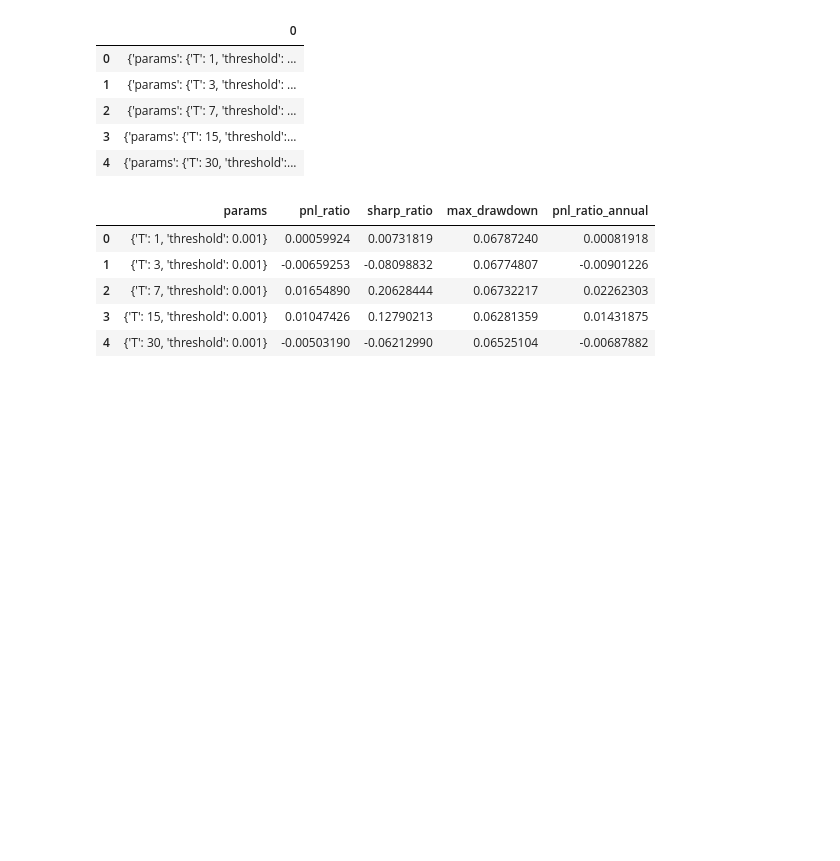
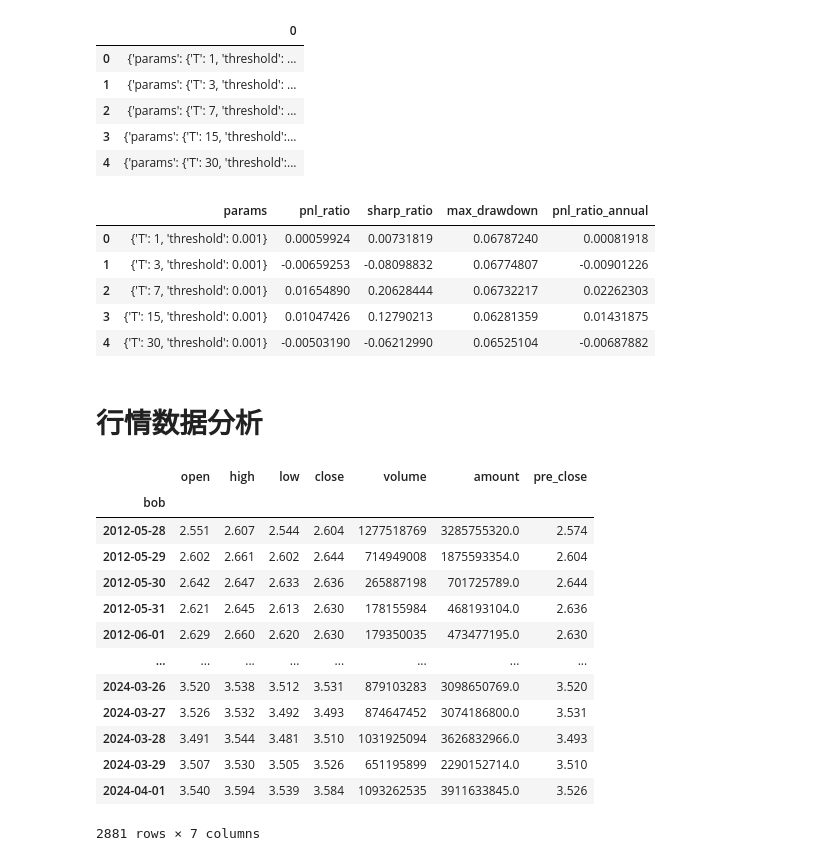
Before and after one commit to Monsoon007/LSTM-XGBOOST, a Jupyter notebook: results/result_analysis.ipynb, the cells around one changed output. Cells and saved outputs as stored; diff of their text form; code cells hidden in the pictures; blank space fills up the shorter version.

```diff
--- a/results/result_analysis.ipynb
+++ b/results/result_analysis.ipynb
@@ -143,3 +143,5 @@ df
 | 2 | {'T': 7, 'threshold': 0.001} | 0.01654890 | 0.20628444 | 0.06732217 | 0.02262303 |
 | 3 | {'T': 15, 'threshold': 0.001} | 0.01047426 | 0.12790213 | 0.06281359 | 0.01431875 |
 | 4 | {'T': 30, 'threshold': 0.001} | -0.00503190 | -0.06212990 | 0.06525104 | -0.00687882 |
+# %% [markdown]
+# 行情数据分析
@@ -145,0 +163,17 @@ df
+# %%
+trade_data
+# %% [output]
+|  | open | high | low | close | volume | amount | pre_close |
+| bob |  |  |  |  |  |  |  |
+| 2012-05-28 | 2.551 | 2.607 | 2.544 | 2.604 | 1277518769 | 3285755320.0 | 2.574 |
+| 2012-05-29 | 2.602 | 2.661 | 2.602 | 2.644 | 714949008 | 1875593354.0 | 2.604 |
+| 2012-05-30 | 2.642 | 2.647 | 2.633 | 2.636 | 265887198 | 701725789.0 | 2.644 |
+| 2012-05-31 | 2.621 | 2.645 | 2.613 | 2.630 | 178155984 | 468193104.0 | 2.636 |
+| 2012-06-01 | 2.629 | 2.660 | 2.620 | 2.630 | 179350035 | 473477195.0 | 2.630 |
+| ... | ... | ... | ... | ... | ... | ... | ... |
+| 2024-03-26 | 3.520 | 3.538 | 3.512 | 3.531 | 879103283 | 3098650769.0 | 3.520 |
+| 2024-03-27 | 3.526 | 3.532 | 3.492 | 3.493 | 874647452 | 3074186800.0 | 3.531 |
+| 2024-03-28 | 3.491 | 3.544 | 3.481 | 3.510 | 1031925094 | 3626832966.0 | 3.493 |
+| 2024-03-29 | 3.507 | 3.530 | 3.505 | 3.526 | 651195899 | 2290152714.0 | 3.510 |
+| 2024-04-01 | 3.540 | 3.594 | 3.539 | 3.584 | 1093262535 | 3911633845.0 | 3.526 |
+2881 rows × 7 columns
```
Also changed, not shown: parts of 6 cells of this notebook, 11 other files.
